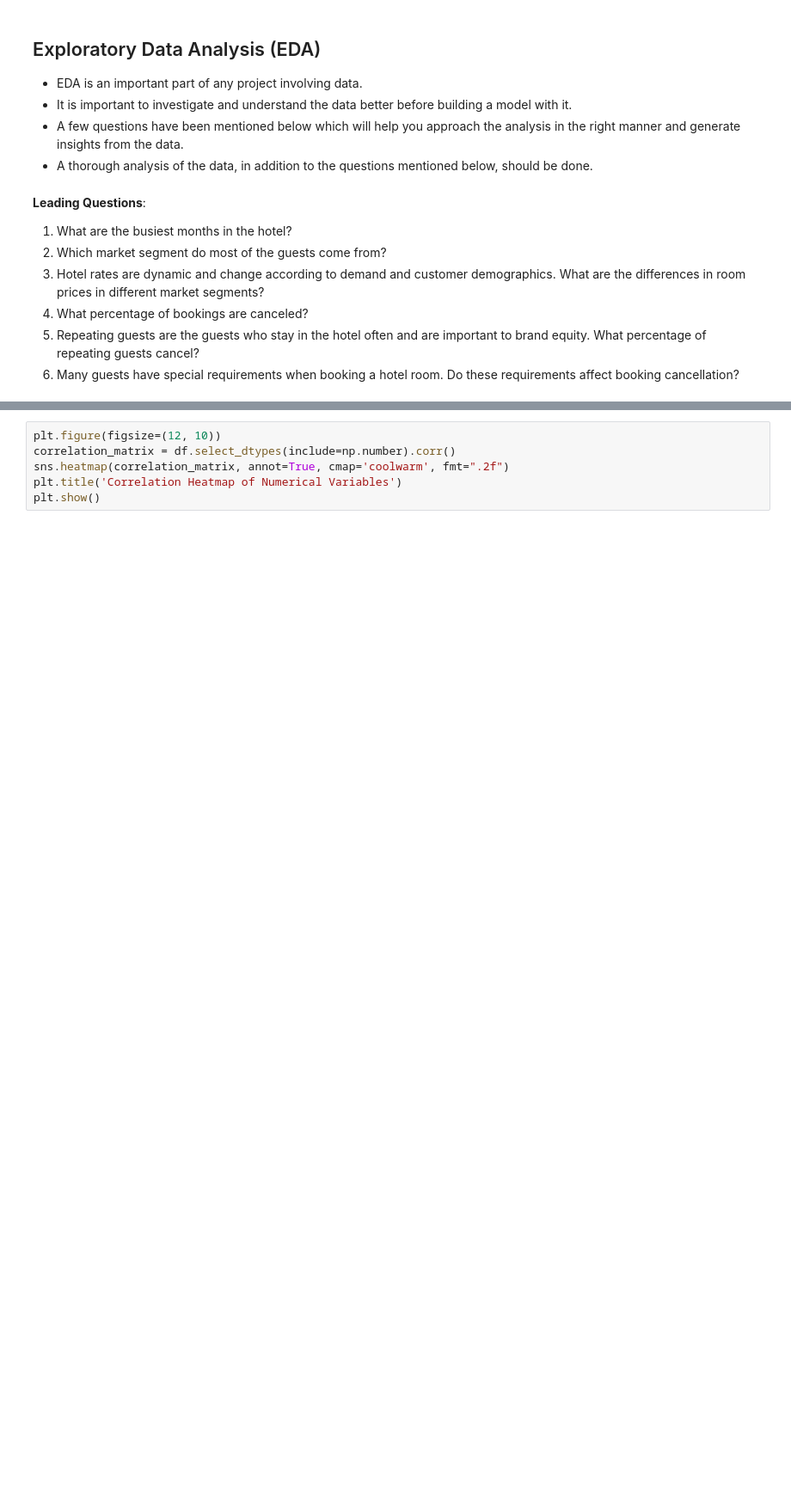
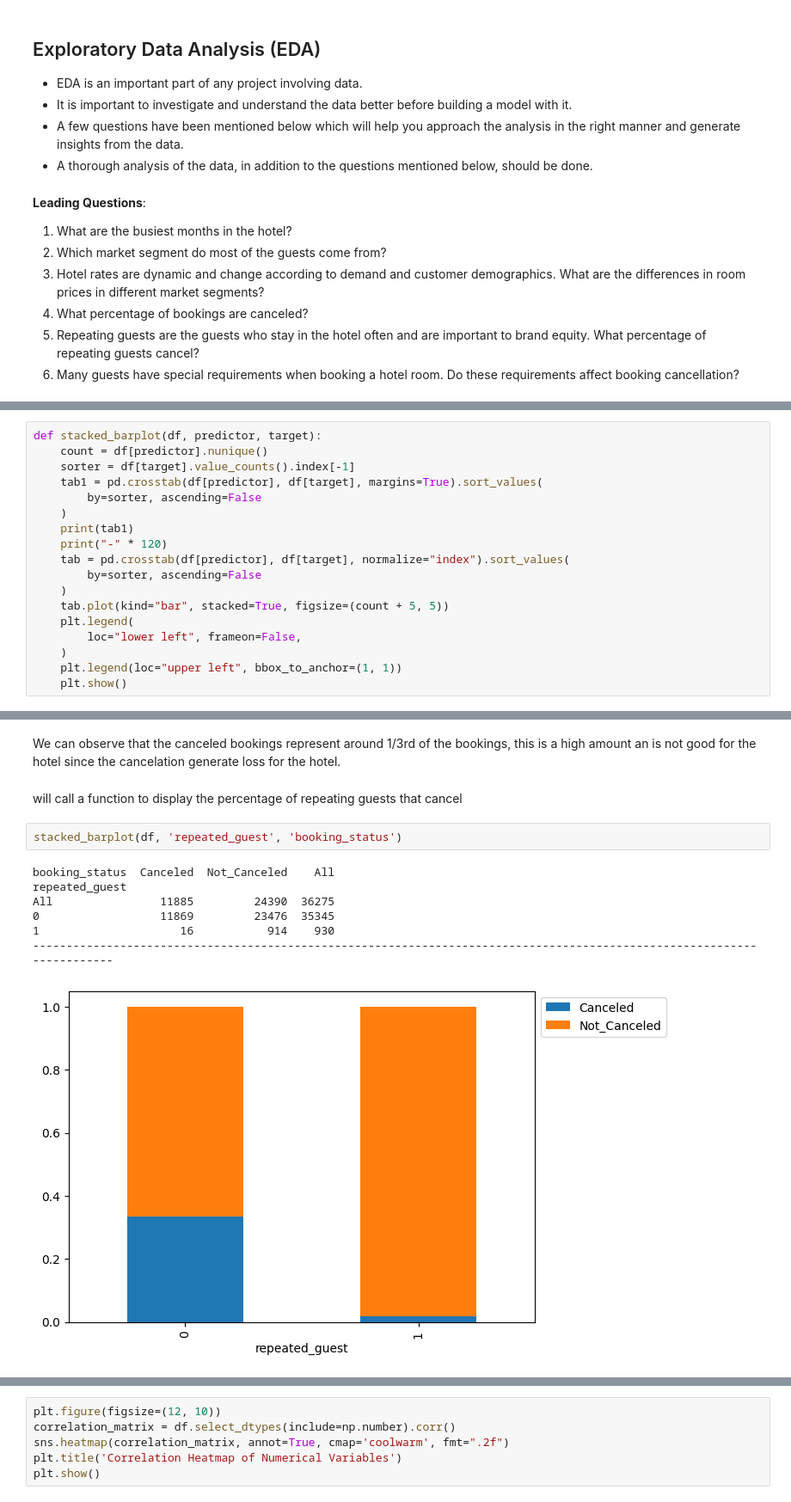
Before and after one commit to zyangarduno/Hotel-Booking-Cancelation-Prediction, a Jupyter notebook: Project_SLC_DSBA_INNHotels_FullCode.ipynb, the cells around one changed output, grey strips where cells are left out. Shown at 86% size. Drawn from its saved outputs; the diff is of its cells as text; blank space fills up the shorter version.

```diff
--- a/Project_SLC_DSBA_INNHotels_FullCode.ipynb
+++ b/Project_SLC_DSBA_INNHotels_FullCode.ipynb
@@ -232,0 +280,18 @@ plt.show()
+# %%
+def stacked_barplot(df, predictor, target):
+    count = df[predictor].nunique()
+    sorter = df[target].value_counts().index[-1]
+    tab1 = pd.crosstab(df[predictor], df[target], margins=True).sort_values(
+        by=sorter, ascending=False
+    )
+    print(tab1)
+    print("-" * 120)
+    tab = pd.crosstab(df[predictor], df[target], normalize="index").sort_values(
+        by=sorter, ascending=False
+    )
+    tab.plot(kind="bar", stacked=True, figsize=(count + 5, 5))
+    plt.legend(
+        loc="lower left", frameon=False,
+    )
+    plt.legend(loc="upper left", bbox_to_anchor=(1, 1))
+    plt.show()
@@ -232,0 +330,14 @@ plt.show()
+# %% [markdown]
+We can observe that the canceled bookings represent around 1/3rd of the bookings, this is a high amount an is not good for the hotel since the cancelation generate loss for the hotel.
+# %% [markdown]
+will call a function to display the percentage of repeating guests that cancel
+# %%
+stacked_barplot(df, 'repeated_guest', 'booking_status')
+# %% [output]
+booking_status  Canceled  Not_Canceled    All
+repeated_guest
+All                11885         24390  36275
+0                  11869         23476  35345
+1                     16           914    930
+------------------------------------------------------------------------------------------------------------------------
+[figure, added]
```
Also changed, not shown: parts of 170 cells of this notebook.
